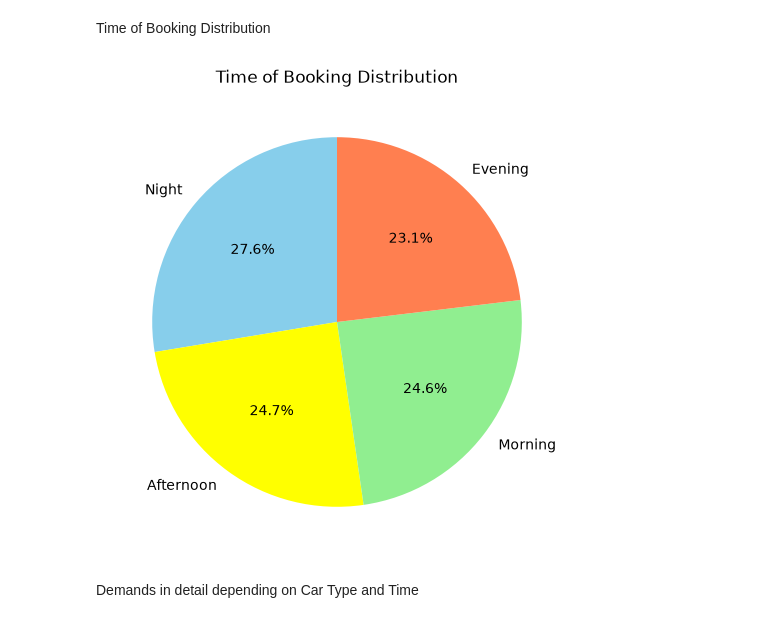
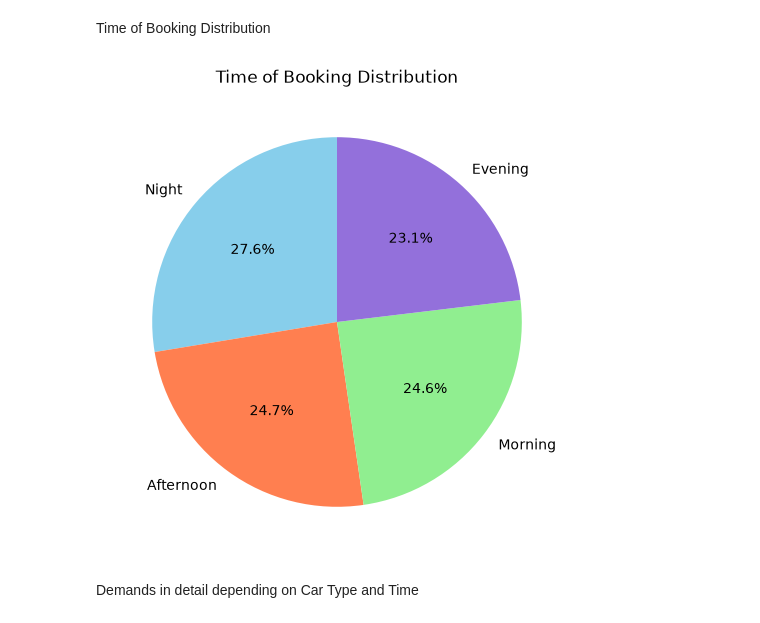
Before and after one commit to Richardh216/Final_Project_Programming, a Jupyter notebook: main_project.ipynb, the cells around one changed output. Cells and saved outputs as stored; diff of their text form; code cells hidden in the pictures.

```diff
--- a/main_project.ipynb
+++ b/main_project.ipynb
@@ -100,11 +100,11 @@ Time of Booking Distribution
 # %%
 time_of_booking_counts = df['Time_of_Booking'].value_counts()
 plt.figure(figsize=(6, 6))
-plt.pie(time_of_booking_counts, labels=time_of_booking_counts.index, autopct='%1.1f%%', startangle=90, colors=['skyblue', 'yellow', 'lightgreen', 'coral' ])
+plt.pie(time_of_booking_counts, labels=time_of_booking_counts.index, autopct='%1.1f%%', startangle=90, colors=['skyblue', 'coral', 'lightgreen', 'mediumpurple' ])
 plt.title('Time of Booking Distribution')
 plt.show()
 # %% [output]
-[figure, old version]
+[figure, new version]
 # %% [markdown]
 Demands in detail depending on Car Type and Time
 # %%
```
Also changed, not shown: parts of 5 cells of this notebook.
